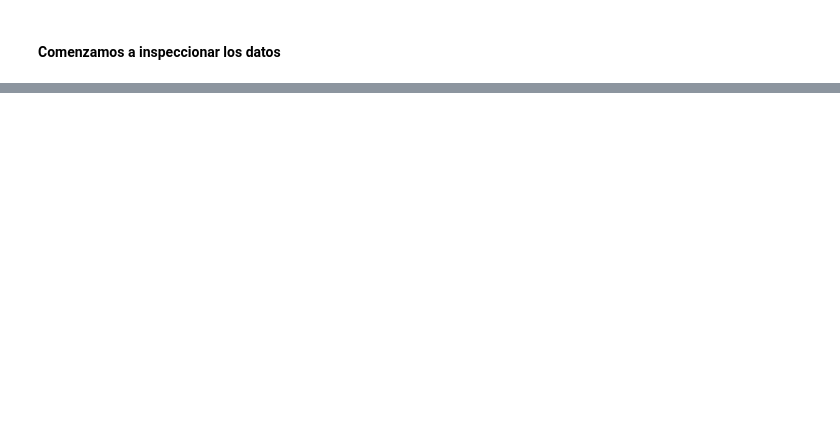
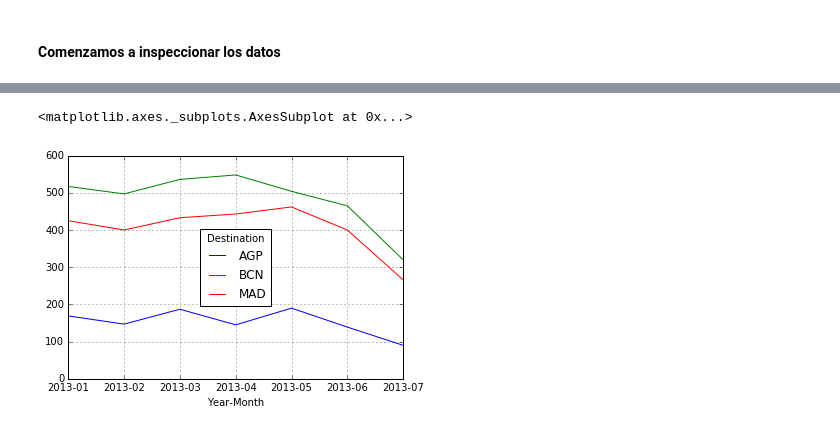
Before and after one commit to prealfer/M-ster---Data-Science, a Jupyter notebook: solucion_challenge_Pablo_Real.ipynb, the cells around one changed output, grey strips where cells are left out. Drawn from its saved outputs; the diff is of its cells as text; code cells hidden in the pictures; blank space fills up the shorter version.

```diff
--- a/solucion_challenge_Pablo_Real.ipynb
+++ b/solucion_challenge_Pablo_Real.ipynb
@@ -63,0 +832,9 @@ searches.head()
+# %%
+sFilter_gr.rename(columns={'index':'Num Searches'}, inplace=True)
+# %%
+prepared_df=sFilter_gr.pivot('Year-Month','Destination','Num Searches')
+# %%
+prepared_df.plot(grid=True)
+# %% [output]
+<matplotlib.axes._subplots.AxesSubplot at 0x...>
+[figure, added]
```
Also changed, not shown: parts of 199 cells of this notebook, 1 other file.
